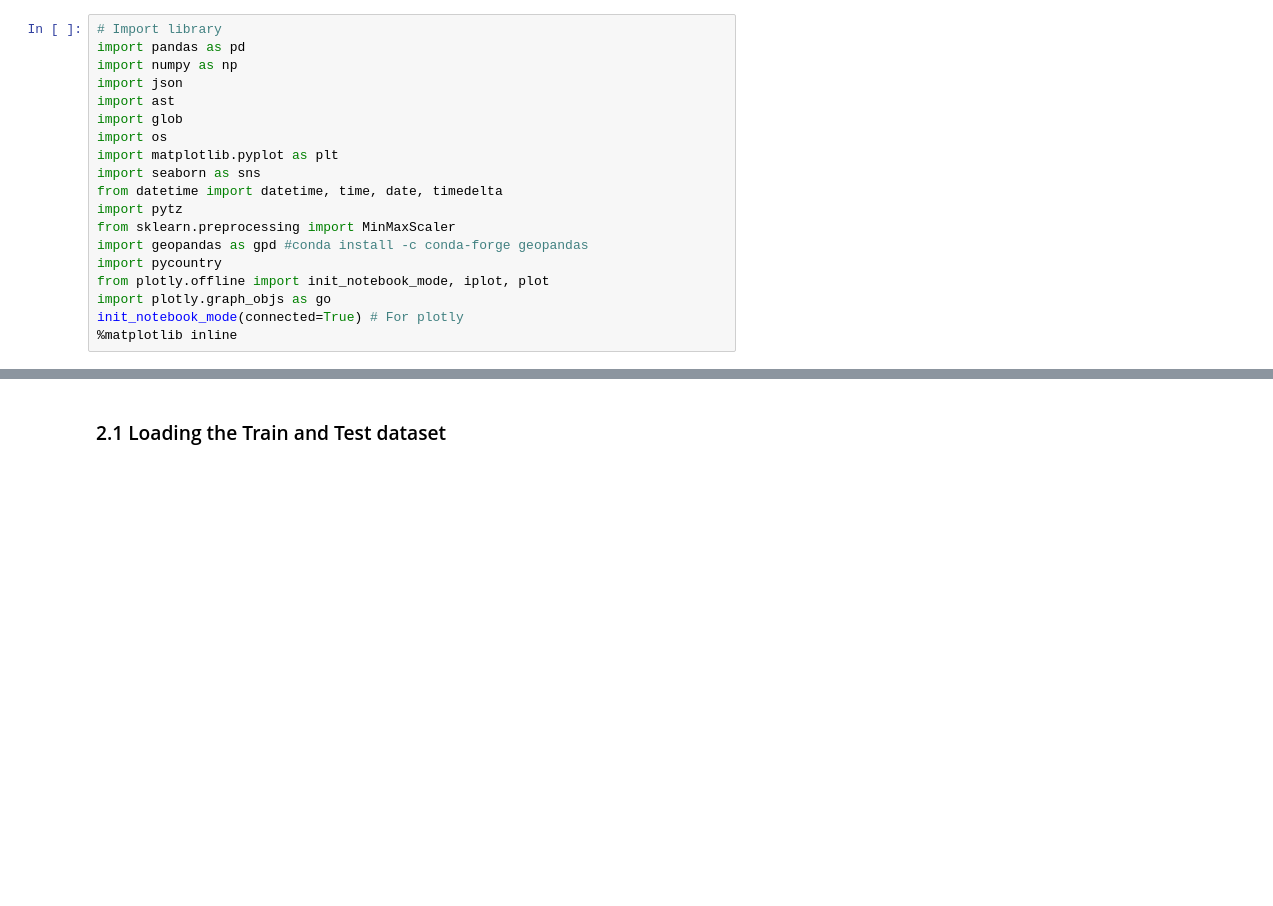
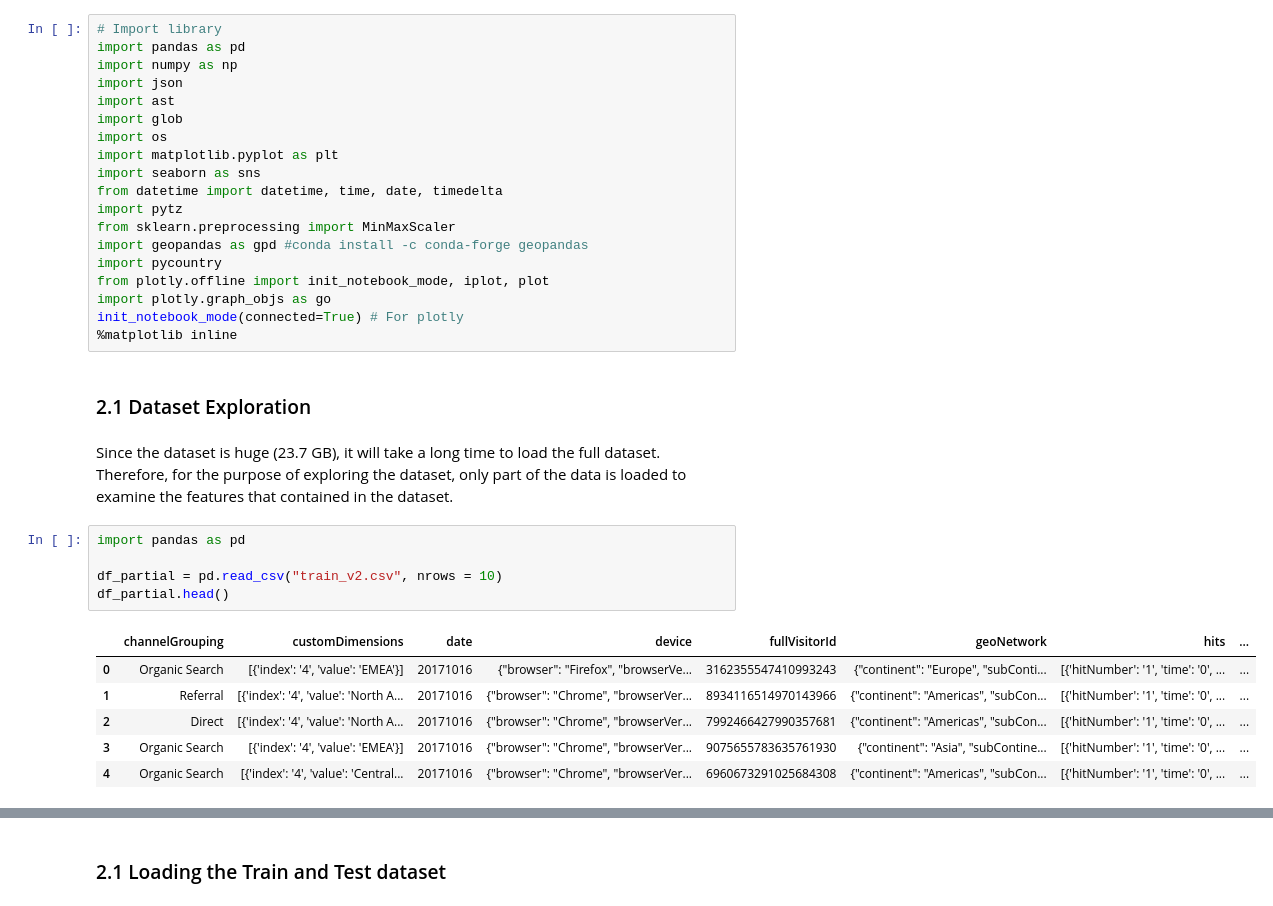
Before and after one commit to irenetoo/-Google-Analytics-Customer-Revenue-Prediction, a Jupyter notebook: Google_Analytics_Customer_Revenue_Prediction_20200518.ipynb, the cells around one changed output, grey strips where cells are left out. Cells and saved outputs as stored; diff of their text form; blank space fills up the shorter version.

```diff
--- a/Google_Analytics_Customer_Revenue_Prediction_20200518.ipynb
+++ b/Google_Analytics_Customer_Revenue_Prediction_20200518.ipynb
@@ -37,3 +43,19 @@ from plotly.offline import init_notebook_mode, iplot, plot
 import plotly.graph_objs as go
 init_notebook_mode(connected=True) # For plotly
 %matplotlib inline
+# %% [markdown]
+### 2.1 Dataset Exploration
+# %% [markdown]
+Since the dataset is huge (23.7 GB), it will take a long time to load the full dataset. Therefore, for the purpose of exploring the dataset, only part of the data is loaded to examine the features that contained in the dataset.
+# %%
+import pandas as pd
+
+df_partial = pd.read_csv("train_v2.csv", nrows = 10)
+df_partial.head()
+# %% [output]
+|  | channelGrouping | customDimensions | date | device | fullVisitorId | geoNetwork | hits | ... |
+| 0 | Organic Search | [{'index': '4', 'value': 'EMEA'}] | 20171016 | {"browser": "Firefox", "browserVe... | 3162355547410993243 | {"continent": "Europe", "subConti... | [{'hitNumber': '1', 'time': '0', ... | ... |
+| 1 | Referral | [{'index': '4', 'value': 'North A... | 20171016 | {"browser": "Chrome", "browserVer... | 8934116514970143966 | {"continent": "Americas", "subCon... | [{'hitNumber': '1', 'time': '0', ... | ... |
+| 2 | Direct | [{'index': '4', 'value': 'North A... | 20171016 | {"browser": "Chrome", "browserVer... | 7992466427990357681 | {"continent": "Americas", "subCon... | [{'hitNumber': '1', 'time': '0', ... | ... |
+| 3 | Organic Search | [{'index': '4', 'value': 'EMEA'}] | 20171016 | {"browser": "Chrome", "browserVer... | 9075655783635761930 | {"continent": "Asia", "subContine... | [{'hitNumber': '1', 'time': '0', ... | ... |
+| 4 | Organic Search | [{'index': '4', 'value': 'Central... | 20171016 | {"browser": "Chrome", "browserVer... | 6960673291025684308 | {"continent": "Americas", "subCon... | [{'hitNumber': '1', 'time': '0', ... | ... |
```
Also changed, not shown: parts of 6 cells of this notebook.
